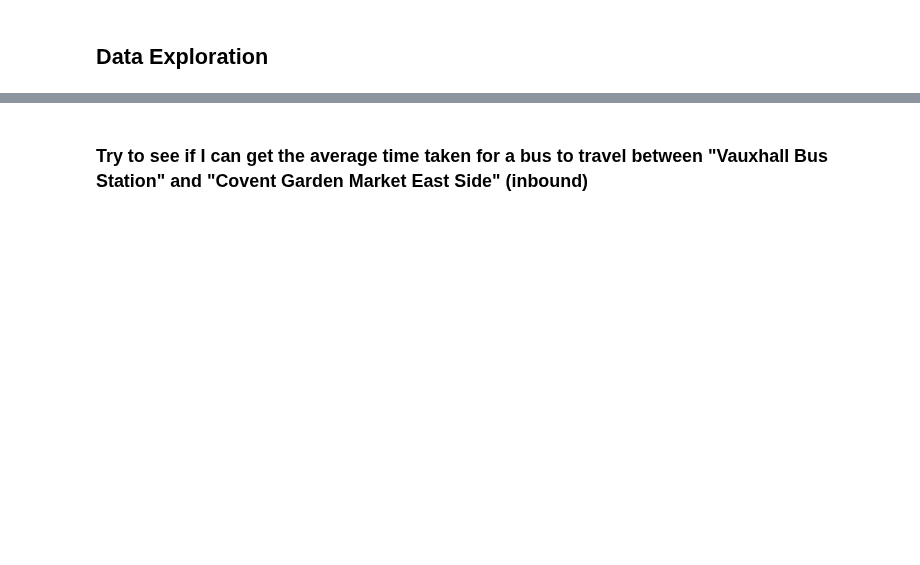
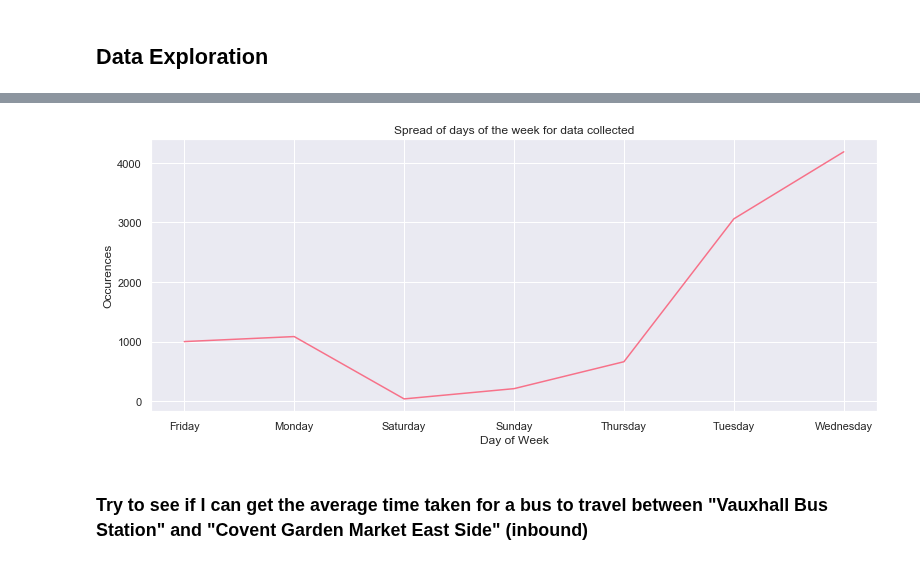
Before and after one commit to serenelc/individual-project-beng, a Jupyter notebook: data-analytics.ipynb, the cells around one changed output, grey strips where cells are left out. Saved outputs shown, nothing was run; the diff lists cells and outputs as text; code cells hidden in the pictures; blank space fills up the shorter version.

```diff
--- a/data-analytics.ipynb
+++ b/data-analytics.ipynb
@@ -70,3 +74,19 @@ plt.show()
+# %%
+day_of_week = [x[:10] for x in data['expected_arrival']]
+day_of_week = [dt.datetime.strptime(date, '%Y-%m-%d') for date in day_of_week]
+
+day_of_week = [calendar.day_name[date.weekday()] for date in day_of_week]
+for_aggr = data.assign(day_of_week = day_of_week)
+for_aggr = for_aggr.groupby('day_of_week').count().reset_index()
+
+fig, ax = plt.subplots(figsize=(13, 5))
+ax.plot(for_aggr['day_of_week'], for_aggr['bus_stop_name'])
+ax.set_title("Spread of days of the week for data collected")
+ax.set_xlabel("Day of Week")
+ax.set_ylabel("Occurences")
+plt.show()
+# %% [output]
+[figure, added]
 # %% [markdown]
 ### Try to see if I can get the average time taken for a bus to travel between "Vauxhall Bus Station" and "Covent Garden Market East Side" (inbound)
 # %%
```
Also changed, not shown: parts of 7 cells of this notebook, 5 other files.
